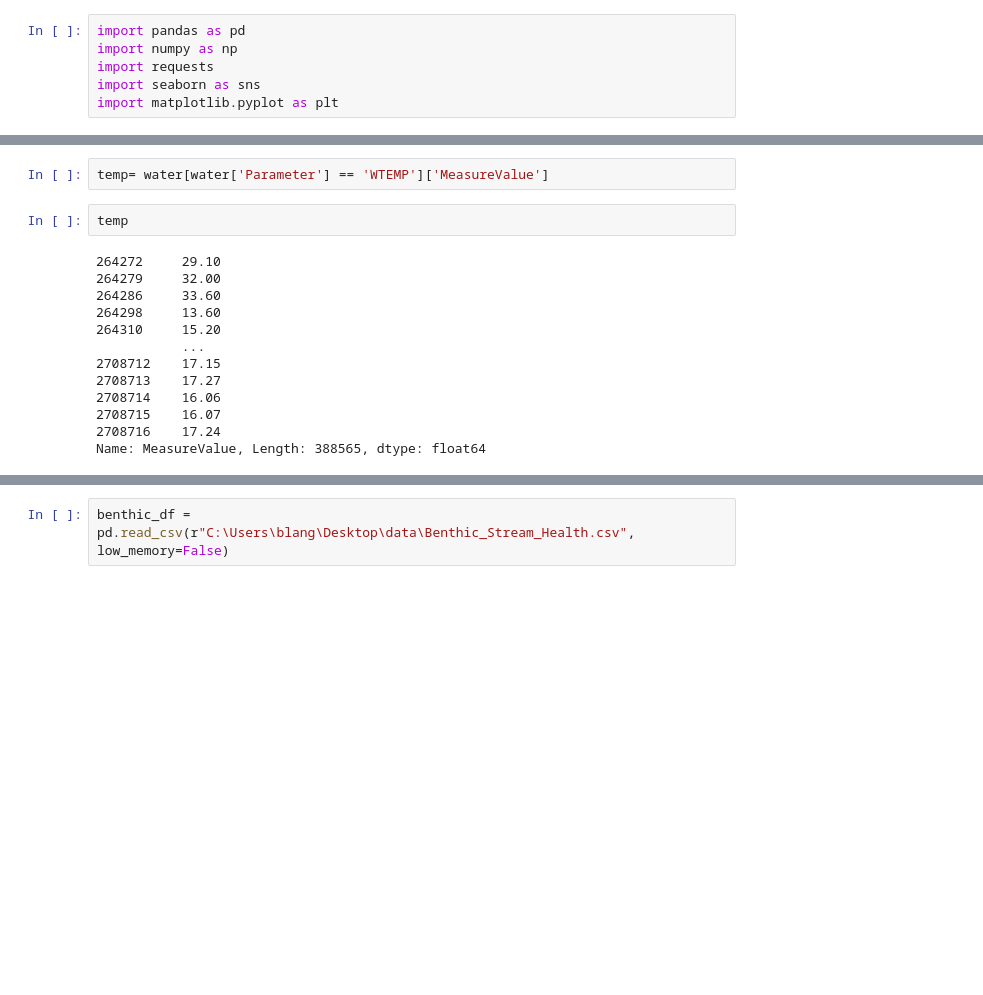
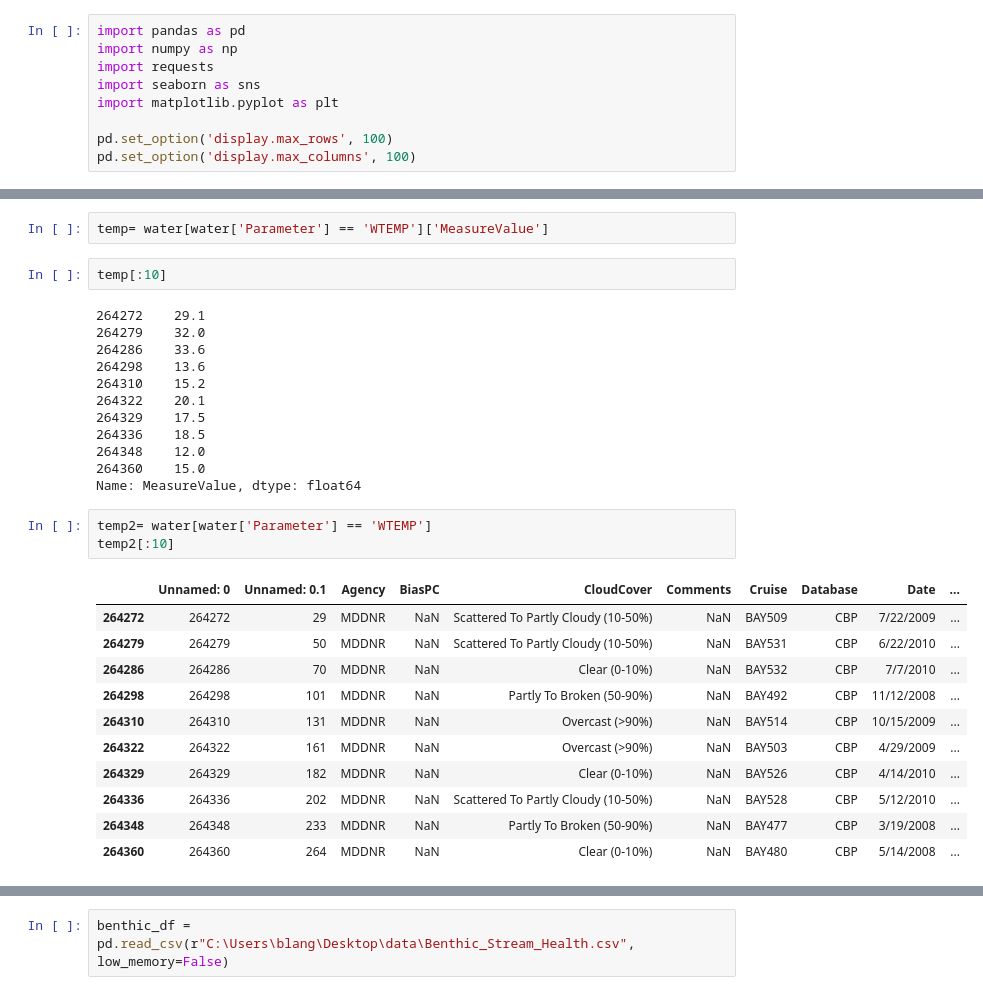
Before and after one commit to Bryan-Lange/Hack-the-Bay-Project, a Jupyter notebook: notebooks/dataload.ipynb, the cells around one changed output, grey strips where cells are left out. Saved outputs shown, nothing was run; the diff lists cells and outputs as text; blank space fills up the shorter version.

```diff
--- a/notebooks/dataload.ipynb
+++ b/notebooks/dataload.ipynb
@@ -4,6 +4,9 @@ import numpy as np
 import requests
 import seaborn as sns
 import matplotlib.pyplot as plt
+
+pd.set_option('display.max_rows', 100)
+pd.set_option('display.max_columns', 100)
 # %%
 water = pd.read_csv(r"C:\Users\blang\Desktop\data\Water_FINAL.csv", low_memory=False)
 # %%
@@ -235,20 +244,34 @@ dtype: object
 # %%
 temp= water[water['Parameter'] == 'WTEMP']['MeasureValue']
 # %%
-temp
+temp[:10]
 # %% [output]
-264272     29.10
-264279     32.00
-264286     33.60
-264298     13.60
-264310     15.20
-           ...
-2708712    17.15
-2708713    17.27
-2708714    16.06
-2708715    16.07
-2708716    17.24
-Name: MeasureValue, Length: 388565, dtype: float64
+264272    29.1
+264279    32.0
+264286    33.6
+264298    13.6
+264310    15.2
+264322    20.1
+264329    17.5
+264336    18.5
+264348    12.0
+264360    15.0
+Name: MeasureValue, dtype: float64
+# %%
+temp2= water[water['Parameter'] == 'WTEMP']
+temp2[:10]
+# %% [output]
+|  | Unnamed: 0 | Unnamed: 0.1 | Agency | BiasPC | CloudCover | Comments | Cruise | Database | Date | ... |
+| 264272 | 264272 | 29 | MDDNR | NaN | Scattered To Partly Cloudy (10-50%) | NaN | BAY509 | CBP | 7/22/2009 | ... |
+| 264279 | 264279 | 50 | MDDNR | NaN | Scattered To Partly Cloudy (10-50%) | NaN | BAY531 | CBP | 6/22/2010 | ... |
+| 264286 | 264286 | 70 | MDDNR | NaN | Clear (0-10%) | NaN | BAY532 | CBP | 7/7/2010 | ... |
+| 264298 | 264298 | 101 | MDDNR | NaN | Partly To Broken (50-90%) | NaN | BAY492 | CBP | 11/12/2008 | ... |
+| 264310 | 264310 | 131 | MDDNR | NaN | Overcast (>90%) | NaN | BAY514 | CBP | 10/15/2009 | ... |
+| 264322 | 264322 | 161 | MDDNR | NaN | Overcast (>90%) | NaN | BAY503 | CBP | 4/29/2009 | ... |
+| 264329 | 264329 | 182 | MDDNR | NaN | Clear (0-10%) | NaN | BAY526 | CBP | 4/14/2010 | ... |
+| 264336 | 264336 | 202 | MDDNR | NaN | Scattered To Partly Cloudy (10-50%) | NaN | BAY528 | CBP | 5/12/2010 | ... |
+| 264348 | 264348 | 233 | MDDNR | NaN | Partly To Broken (50-90%) | NaN | BAY477 | CBP | 3/19/2008 | ... |
+| 264360 | 264360 | 264 | MDDNR | NaN | Clear (0-10%) | NaN | BAY480 | CBP | 5/14/2008 | ... |
 # %%
 water['Parameter'].value_counts()
 # %% [output]
```
Also changed, not shown: parts of 18 cells of this notebook.
